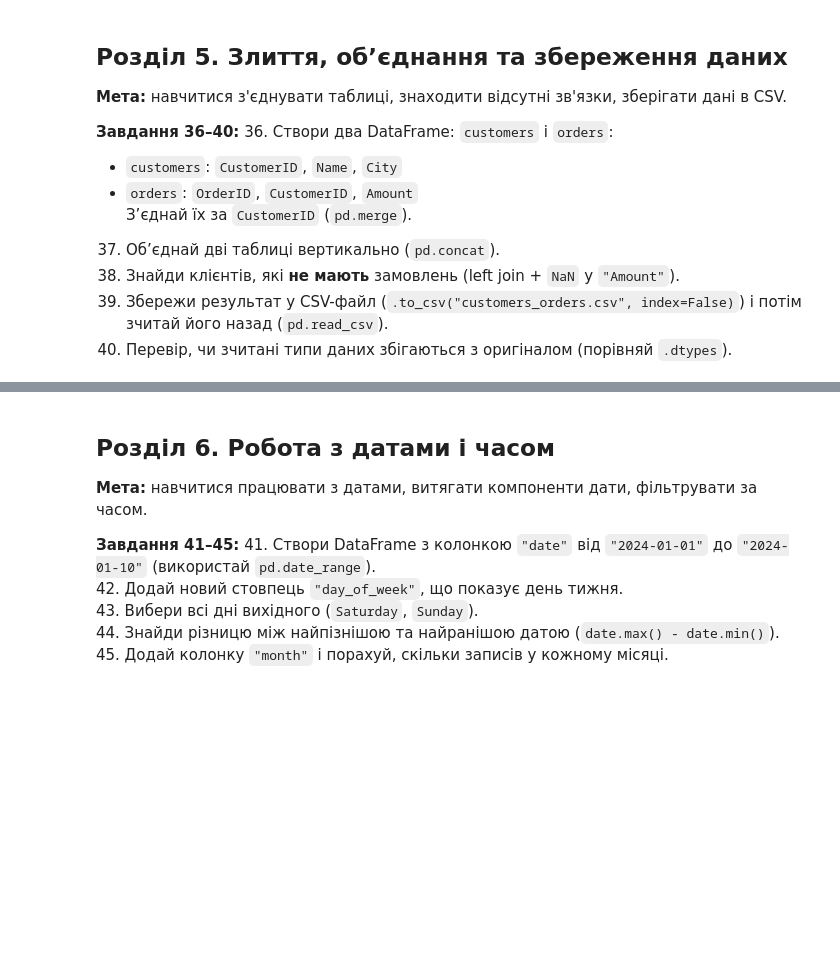
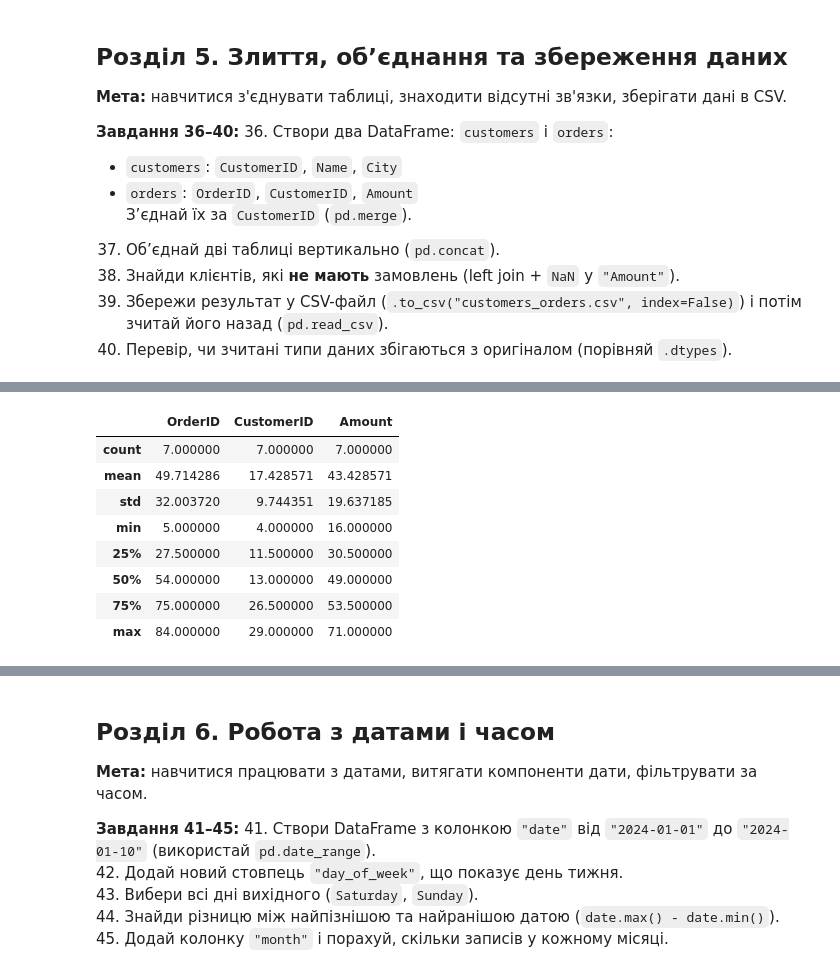
Before and after one commit to SvitChekan/test-task-Python-DTA, a Jupyter notebook: pandas_matplotlib_practice.ipynb, the cells around one changed output, grey strips where cells are left out. Cells and saved outputs as stored; diff of their text form; code cells hidden in the pictures; blank space fills up the shorter version.

```diff
--- a/pandas_matplotlib_practice.ipynb
+++ b/pandas_matplotlib_practice.ipynb
@@ -641,0 +735,12 @@ Name: Revenue, dtype: float64
+# %%
+df_orders.describe()
+# %% [output]
+|  | OrderID | CustomerID | Amount |
+| count | 7.000000 | 7.000000 | 7.000000 |
+| mean | 49.714286 | 17.428571 | 43.428571 |
+| std | 32.003720 | 9.744351 | 19.637185 |
+| min | 5.000000 | 4.000000 | 16.000000 |
+| 25% | 27.500000 | 11.500000 | 30.500000 |
+| 50% | 54.000000 | 13.000000 | 49.000000 |
+| 75% | 75.000000 | 26.500000 | 53.500000 |
+| max | 84.000000 | 29.000000 | 71.000000 |
```
Also changed, not shown: parts of 22 cells of this notebook, 1 other file.
